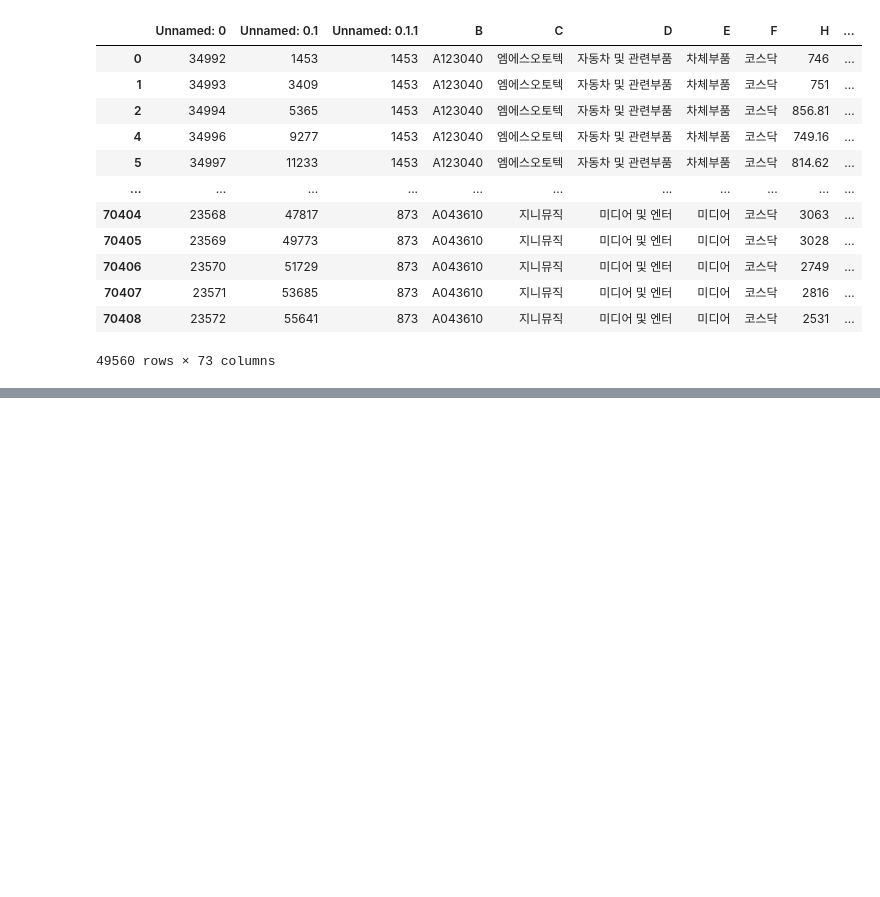
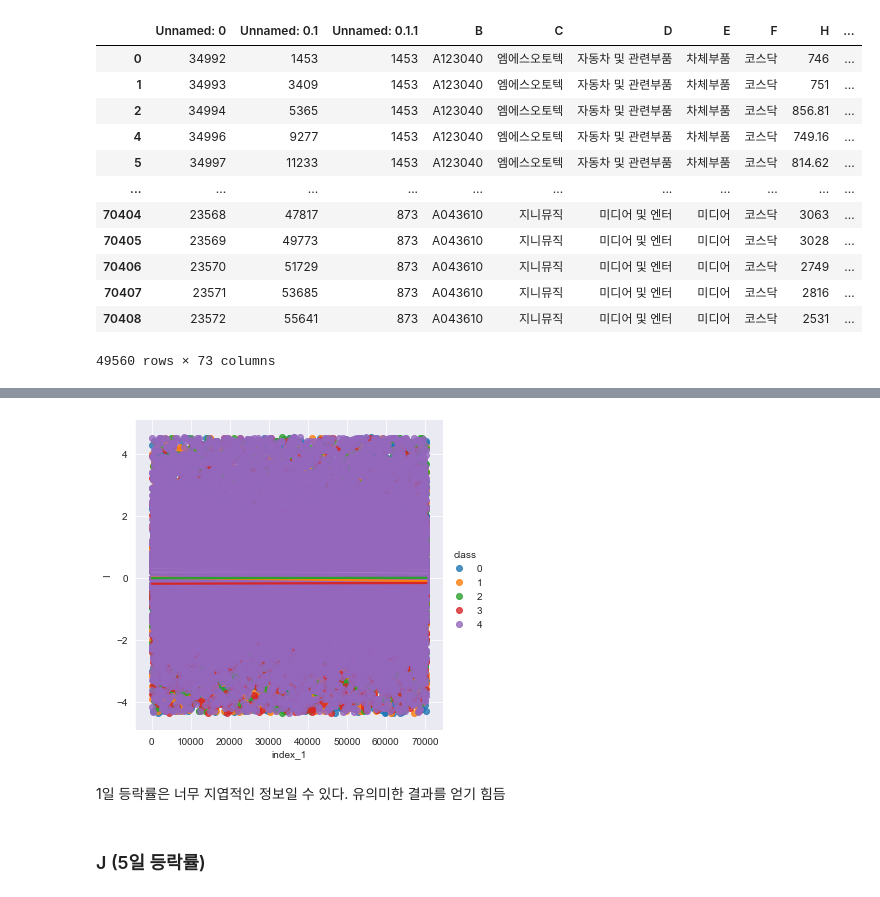
Before and after one commit to codingKYU/Deep-Learning, a Jupyter notebook: Quant_prediction/Quant project.ipynb, the cells around one changed output, grey strips where cells are left out. Drawn from its saved outputs; the diff is of its cells as text; code cells hidden in the pictures; blank space fills up the shorter version.

```diff
--- a/Quant_prediction/Quant project.ipynb
+++ b/Quant_prediction/Quant project.ipynb
@@ -1115,0 +1166,4 @@ See the caveats in the documentation: https://pandas.pydata.org/pandas-docs/stab
+# %%
+for i in train_indices:
+    if train_X1[train_X1.index == i]["ER"].item() < -10:
+        train_X1[train_X1.index == i]['class'] = 0
@@ -1115,0 +1276,3 @@ See the caveats in the documentation: https://pandas.pydata.org/pandas-docs/stab
+# %%
+# I 값에 대한 이상치를 제거
+train_X1 = delete_outlier('I')
@@ -1115,0 +1295,11 @@ See the caveats in the documentation: https://pandas.pydata.org/pandas-docs/stab
+# %%
+# ER을 통해 나눈 CLASS에 대해서 분포도를 그려봄
+
+sns.lmplot(x = 'index_1',y = 'I', data=train_X1, hue = 'class')
+plt.show()
+# %% [output]
+[figure, added]
+# %% [markdown]
+1일 등락률은 너무 지엽적인 정보일 수 있다. 유의미한 결과를 얻기 힘듬
+# %% [markdown]
+### J (5일 등락률)
```
Also changed, not shown: parts of 36 cells of this notebook.
